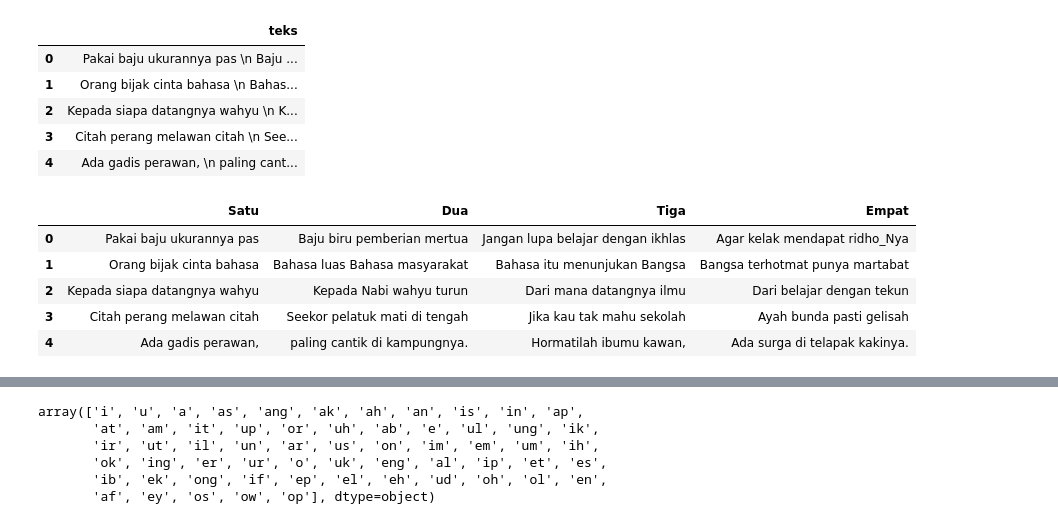
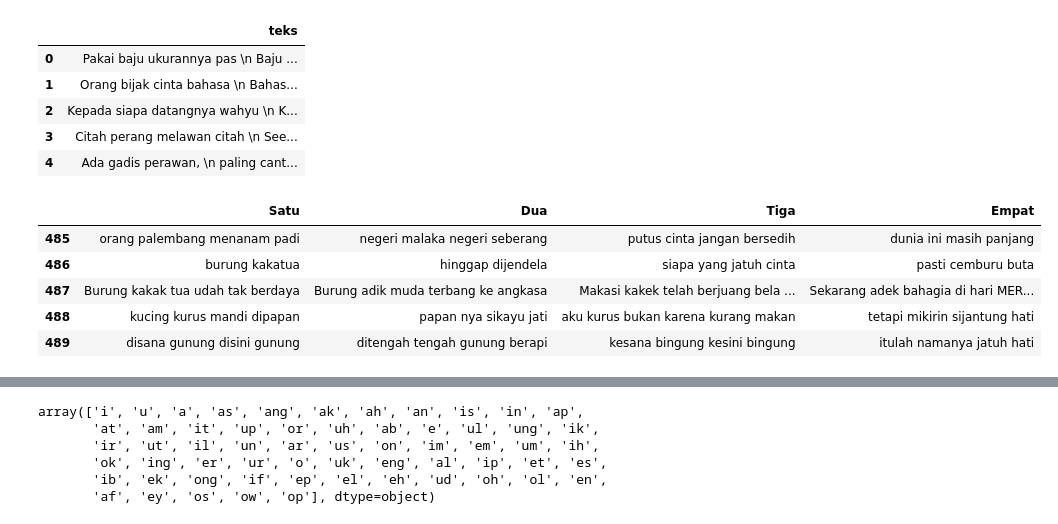
Before and after one commit to nthnfaustine/parator_model, a Jupyter notebook: paratorv1.ipynb, the cells around one changed output, grey strips where cells are left out. Drawn from its saved outputs; the diff is of its cells as text; code cells hidden in the pictures.

```diff
--- a/paratorv1.ipynb
+++ b/paratorv1.ipynb
@@ -62,14 +62,14 @@ new_df = seperate_lines(df)
 new_df = remove_row_with_null(new_df)
 new_df = remove_enter(new_df)
 # %%
-new_df.head()
+new_df.tail()
 # %% [output]
 |  | Satu | Dua | Tiga | Empat |
-| 0 | Pakai baju ukurannya pas | Baju biru pemberian mertua | Jangan lupa belajar dengan ikhlas | Agar kelak mendapat ridho_Nya |
-| 1 | Orang bijak cinta bahasa | Bahasa luas Bahasa masyarakat | Bahasa itu menunjukan Bangsa | Bangsa terhotmat punya martabat |
-| 2 | Kepada siapa datangnya wahyu | Kepada Nabi wahyu turun | Dari mana datangnya ilmu | Dari belajar dengan tekun |
-| 3 | Citah perang melawan citah | Seekor pelatuk mati di tengah | Jika kau tak mahu sekolah | Ayah bunda pasti gelisah |
-| 4 | Ada gadis perawan, | paling cantik di kampungnya. | Hormatilah ibumu kawan, | Ada surga di telapak kakinya. |
+| 485 | orang palembang menanam padi | negeri malaka negeri seberang | putus cinta jangan bersedih | dunia ini masih panjang |
+| 486 | burung kakatua | hinggap dijendela | siapa yang jatuh cinta | pasti cemburu buta |
+| 487 | Burung kakak tua udah tak berdaya | Burung adik muda terbang ke angkasa | Makasi kakek telah berjuang bela ... | Sekarang adek bahagia di hari MER... |
+| 488 | kucing kurus mandi dipapan | papan nya sikayu jati | aku kurus bukan karena kurang makan | tetapi mikirin sijantung hati |
+| 489 | disana gunung disini gunung | ditengah tengah gunung berapi | kesana bingung kesini bingung | itulah namanya jatuh hati |
 # %%
 # Make a series of every word used in pantun
 
```
Also changed, not shown: parts of 27 cells of this notebook, 5 other files.
